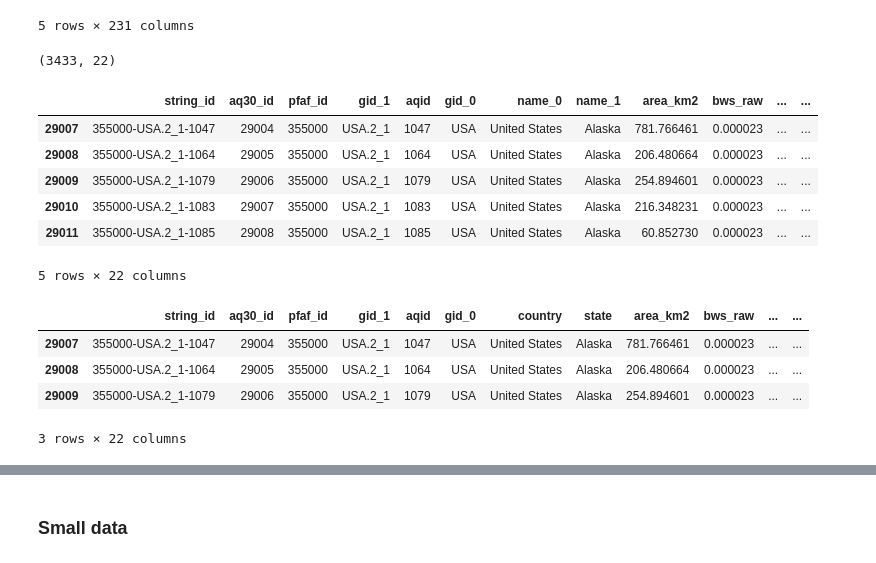
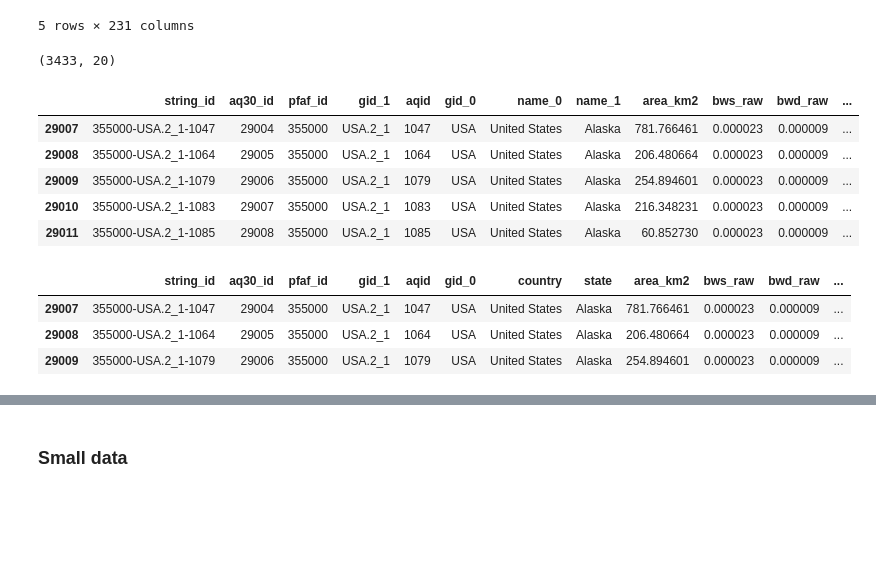
Before and after one commit to AI-VTRC/Tech_Impacts_on_Water, a Jupyter notebook: lauren_clustering_merged_datasets/notebook_data_processing.ipynb, the cells around one changed output, grey strips where cells are left out. Saved outputs shown, nothing was run; the diff lists cells and outputs as text; code cells hidden in the pictures; blank space fills up the shorter version.

```diff
--- a/lauren_clustering_merged_datasets/notebook_data_processing.ipynb
+++ b/lauren_clustering_merged_datasets/notebook_data_processing.ipynb
@@ -23,26 +23,25 @@ us_data.head()
 5 rows × 231 columns
 # %%
 # Columns to keep are only those with '_raw' in their names (indicating raw values) and essential identifiers
-columns_to_keep = ['string_id', 'aq30_id', 'pfaf_id', 'gid_1', 'aqid', 'gid_0', 'name_0', 'name_1', 'area_km2'] + [col for col in us_data.columns if '_raw' in col]
+columns_to_keep = ['string_id', 'aq30_id', 'pfaf_id', 'gid_1', 'aqid', 'gid_0', 'name_0', 'name_1', 'area_km2'] + [col for col in us_data.columns if '_raw' in col and col not in ['ucw_raw', 'rri_raw']]
 
 # Remove all columns starting with 'w_awr' from the columns to keep
 columns_to_keep = [col for col in columns_to_keep if not col.startswith('w_awr')]
 
 # Create a new DataFrame with only the columns we want to keep
 cleaned_us_data = us_data[columns_to_keep]
 
 # Display the first few rows of the cleaned DataFrame to verify
 print(cleaned_us_data.shape)
 cleaned_us_data.head(5)
 # %% [output]
-(3433, 22)
+(3433, 20)
-|  | string_id | aq30_id | pfaf_id | gid_1 | aqid | gid_0 | name_0 | name_1 | area_km2 | bws_raw | ... | ... |
-| 29007 | 355000-USA.2_1-1047 | 29004 | 355000 | USA.2_1 | 1047 | USA | United States | Alaska | 781.766461 | 0.000023 | ... | ... |
-| 29008 | 355000-USA.2_1-1064 | 29005 | 355000 | USA.2_1 | 1064 | USA | United States | Alaska | 206.480664 | 0.000023 | ... | ... |
-| 29009 | 355000-USA.2_1-1079 | 29006 | 355000 | USA.2_1 | 1079 | USA | United States | Alaska | 254.894601 | 0.000023 | ... | ... |
-| 29010 | 355000-USA.2_1-1083 | 29007 | 355000 | USA.2_1 | 1083 | USA | United States | Alaska | 216.348231 | 0.000023 | ... | ... |
-| 29011 | 355000-USA.2_1-1085 | 29008 | 355000 | USA.2_1 | 1085 | USA | United States | Alaska | 60.852730 | 0.000023 | ... | ... |
+|  | string_id | aq30_id | pfaf_id | gid_1 | aqid | gid_0 | name_0 | name_1 | area_km2 | bws_raw | bwd_raw | ... |
+| 29007 | 355000-USA.2_1-1047 | 29004 | 355000 | USA.2_1 | 1047 | USA | United States | Alaska | 781.766461 | 0.000023 | 0.000009 | ... |
+| 29008 | 355000-USA.2_1-1064 | 29005 | 355000 | USA.2_1 | 1064 | USA | United States | Alaska | 206.480664 | 0.000023 | 0.000009 | ... |
+| 29009 | 355000-USA.2_1-1079 | 29006 | 355000 | USA.2_1 | 1079 | USA | United States | Alaska | 254.894601 | 0.000023 | 0.000009 | ... |
+| 29010 | 355000-USA.2_1-1083 | 29007 | 355000 | USA.2_1 | 1083 | USA | United States | Alaska | 216.348231 | 0.000023 | 0.000009 | ... |
+| 29011 | 355000-USA.2_1-1085 | 29008 | 355000 | USA.2_1 | 1085 | USA | United States | Alaska | 60.852730 | 0.000023 | 0.000009 | ... |
-5 rows × 22 columns
 # %%
 # Create a copy of the DataFrame to avoid SettingWithCopyWarning
 cleaned_us_data = us_data[columns_to_keep].copy()
@@ -53,8 +52,7 @@ cleaned_us_data.rename(columns={'name_0': 'country', 'name_1': 'state'}, inplace
 # Display the first few rows of the DataFrame to verify the new column names
 cleaned_us_data.head(3)
 # %% [output]
-|  | string_id | aq30_id | pfaf_id | gid_1 | aqid | gid_0 | country | state | area_km2 | bws_raw | ... | ... |
-| 29007 | 355000-USA.2_1-1047 | 29004 | 355000 | USA.2_1 | 1047 | USA | United States | Alaska | 781.766461 | 0.000023 | ... | ... |
-| 29008 | 355000-USA.2_1-1064 | 29005 | 355000 | USA.2_1 | 1064 | USA | United States | Alaska | 206.480664 | 0.000023 | ... | ... |
-| 29009 | 355000-USA.2_1-1079 | 29006 | 355000 | USA.2_1 | 1079 | USA | United States | Alaska | 254.894601 | 0.000023 | ... | ... |
+|  | string_id | aq30_id | pfaf_id | gid_1 | aqid | gid_0 | country | state | area_km2 | bws_raw | bwd_raw | ... |
+| 29007 | 355000-USA.2_1-1047 | 29004 | 355000 | USA.2_1 | 1047 | USA | United States | Alaska | 781.766461 | 0.000023 | 0.000009 | ... |
+| 29008 | 355000-USA.2_1-1064 | 29005 | 355000 | USA.2_1 | 1064 | USA | United States | Alaska | 206.480664 | 0.000023 | 0.000009 | ... |
+| 29009 | 355000-USA.2_1-1079 | 29006 | 355000 | USA.2_1 | 1079 | USA | United States | Alaska | 254.894601 | 0.000023 | 0.000009 | ... |
-3 rows × 22 columns
```
Also changed, not shown: parts of 4 cells of this notebook, 5 other files.
